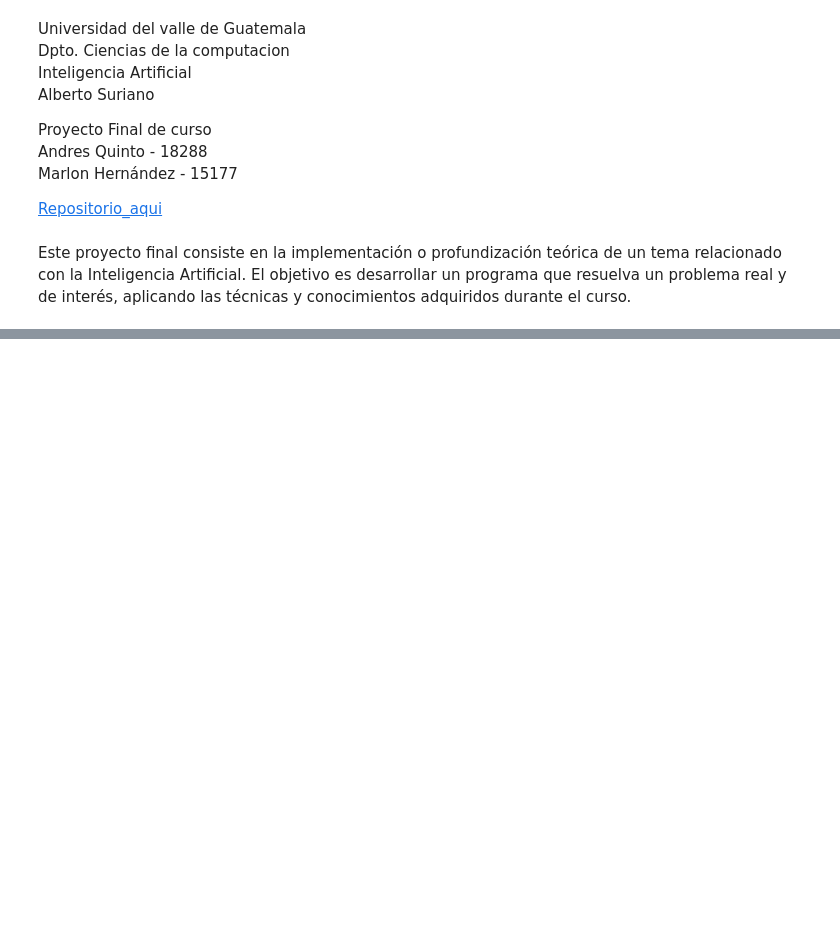
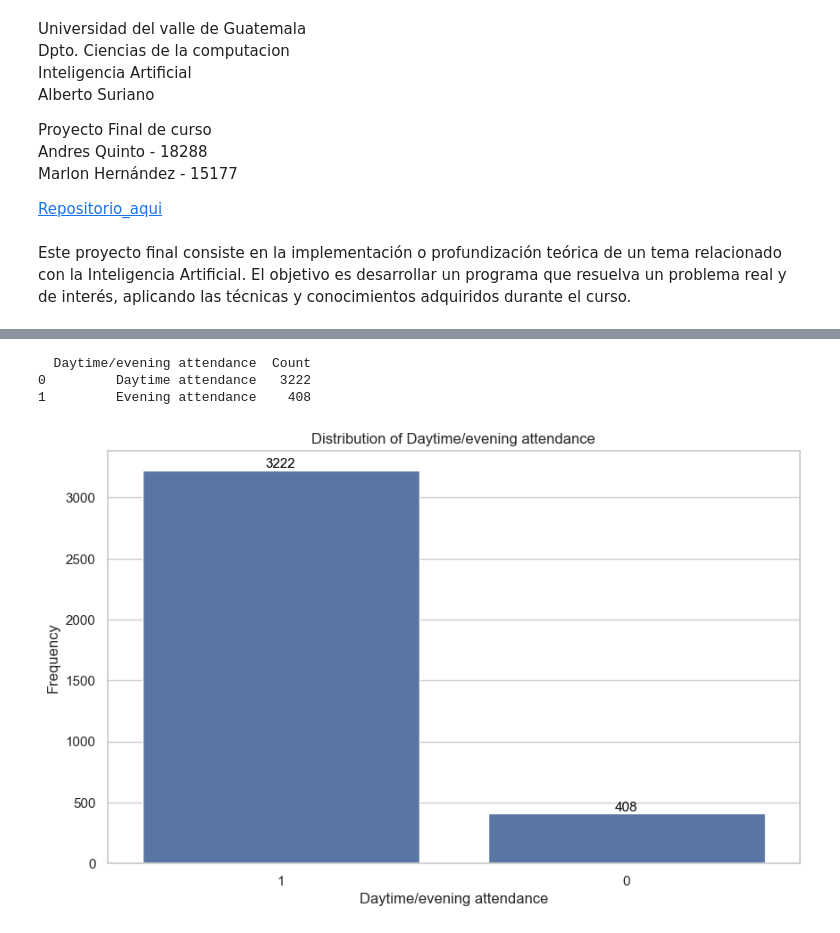
Before and after one commit to AndresQuinto5/Proyecto_IA, a Jupyter notebook: Proyecto_Students.ipynb, the cells around one changed output, grey strips where cells are left out. Saved outputs shown, nothing was run; the diff lists cells and outputs as text; code cells hidden in the pictures; blank space fills up the shorter version.

```diff
--- a/Proyecto_Students.ipynb
+++ b/Proyecto_Students.ipynb
@@ -130,0 +369,25 @@ x.columns = ['Application Mode', 'Count']
+# %%
+data = df['Daytime/evening attendance'].value_counts().reset_index()
+data.columns = ['Daytime/evening attendance', 'Count']
+data['Daytime/evening attendance'] = data['Daytime/evening attendance'].map({
+    0: 'Evening attendance',
+    1: 'Daytime attendance'
+})
+print(data)
+
+
+sns.set(style="whitegrid")
+plt.figure(figsize=(10, 6))
+ax = sns.countplot(x='Daytime/evening attendance', data=df, order=df['Daytime/evening attendance'].value_counts().index)
+plt.title('Distribution of Daytime/evening attendance')
+plt.ylabel('Frequency')
+for p in ax.patches:
+    ax.annotate(f'{int(p.get_height())}', (p.get_x() + p.get_width() / 2., p.get_height()),
+                ha='center', va='center', fontsize=11, color='black', xytext=(0, 5),
+                textcoords='offset points')
+plt.show()
+# %% [output]
+  Daytime/evening attendance  Count
+0         Daytime attendance   3222
+1         Evening attendance    408
+[figure, added]
```
Also changed, not shown: parts of 24 cells of this notebook.
